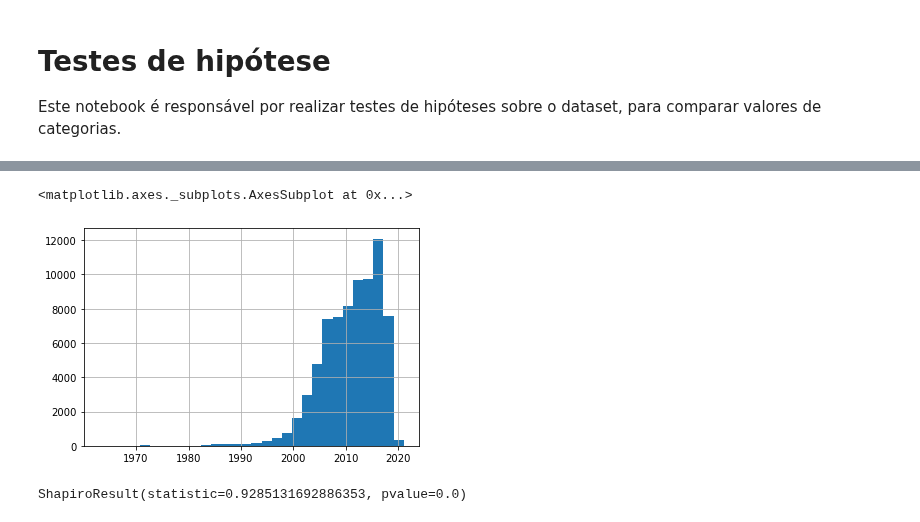
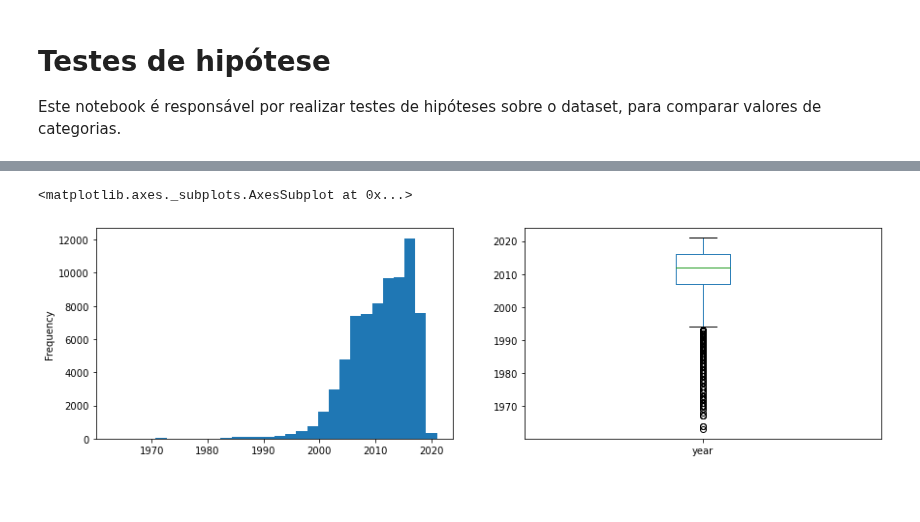
Before and after one commit to mbs8/IF679-ciencia-de-dados, a Jupyter notebook: notebooks/4-hypothesys_tests.ipynb, the cells around one changed output, grey strips where cells are left out. Cells and saved outputs as stored; diff of their text form; code cells hidden in the pictures; blank space fills up the shorter version.

```diff
--- a/notebooks/4-hypothesys_tests.ipynb
+++ b/notebooks/4-hypothesys_tests.ipynb
@@ -24,21 +24,16 @@ df = pd.read_csv(DATASET)
 # %%
-#Verificar se a distribuição do ano de fabricação segue uma distribuição gaussiana.
-#Por enquanto, verificando apenas com o subconjunto de fabricantes japonesas
 filter_list = ['toyota','nissan','honda']
 
+#Dividindo o dataset entre as 3 fabricantes citadas
 toyota = df[df['manufacturer'].isin(['toyota'])][['price', 'year','odometer']]
 nissan = df[df['manufacturer'].isin(['nissan'])][['price', 'year','odometer']]
 honda = df[df['manufacturer'].isin(['honda'])][['price', 'year','odometer']]
-df[df['manufacturer'].isin(filter_list)]['year'].hist(bins = 30)
+
+#Plotting do Histograma e Boxplot
+fig, axs = plt.subplots(1,2)
+fig.subplots_adjust(right=2)
+df[df['manufacturer'].isin(filter_list)]['year'].plot.hist(ax=axs[0], bins = 30)
+df[df['manufacturer'].isin(filter_list)]['year'].plot(kind='box',ax=axs[1])
 # %% [output]
 <matplotlib.axes._subplots.AxesSubplot at 0x...>
-[figure, old version]
+[figure, new version]
-# %%
-#Podemos observar que o gráfico não parece uma distribuição normal.
-#Executando o teste de normalidade Shapiro-Wilk. Hipótese nula: a população é normalmente distribuída.
-#adotando uma significancia de 5%
-stats.shapiro(df[df['manufacturer'].isin(filter_list)]['year'])
-
-#Logo, como p-value < 0,05, eu rejeito a hipótese nula, concluindo que a distribuição dos anos de fabricação anunciados não é normal.
-# %% [output]
-ShapiroResult(statistic=0.9285131692886353, pvalue=0.0)
```
Also changed, not shown: parts of 22 cells of this notebook.
